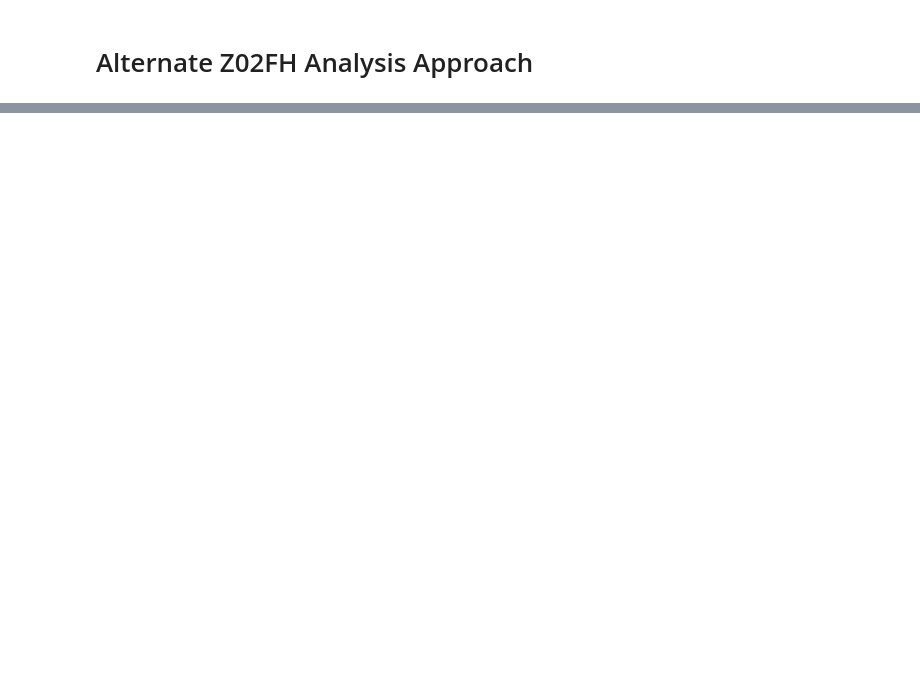
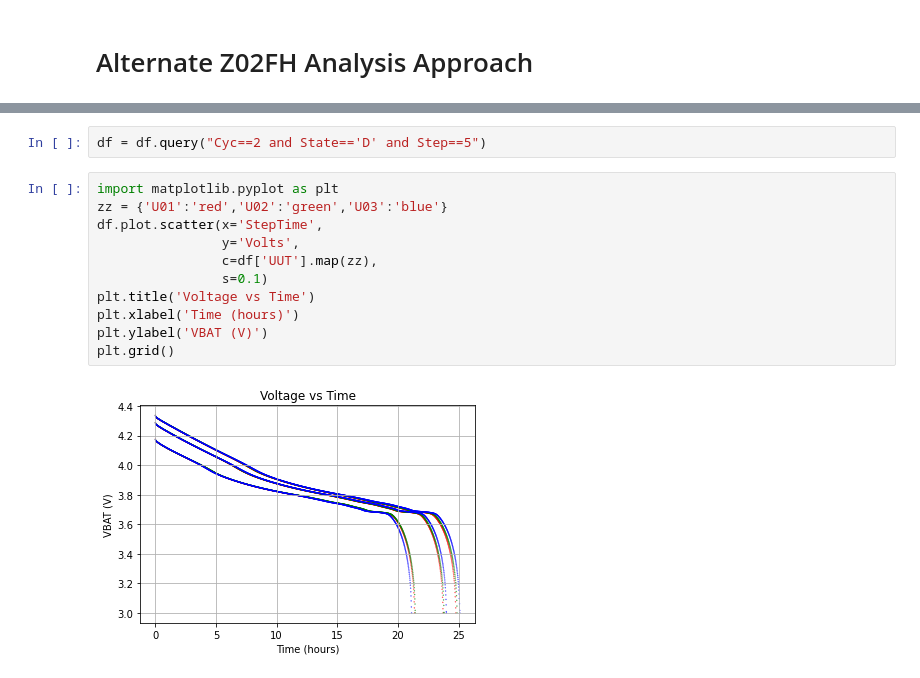
Before and after one commit to ziggle/BatteryDischargeQuickLookReport, a Jupyter notebook: Alternate-Analysis-Approach.ipynb, the cells around one changed output, grey strips where cells are left out. Saved outputs shown, nothing was run; the diff lists cells and outputs as text; blank space fills up the shorter version.

Commit message:
Added a plot.
This confirms the conversion was properly done.

```diff
--- a/Alternate-Analysis-Approach.ipynb
+++ b/Alternate-Analysis-Approach.ipynb
@@ -63,0 +74,15 @@ df
+# %%
+df = df.query("Cyc==2 and State=='D' and Step==5")
+# %%
+import matplotlib.pyplot as plt
+zz = {'U01':'red','U02':'green','U03':'blue'}
+df.plot.scatter(x='StepTime',
+                y='Volts',
+                c=df['UUT'].map(zz),
+                s=0.1)
+plt.title('Voltage vs Time')
+plt.xlabel('Time (hours)')
+plt.ylabel('VBAT (V)')
+plt.grid()
+# %% [output]
+[figure, added]
```
Also changed, not shown: parts of 3 cells of this notebook.
